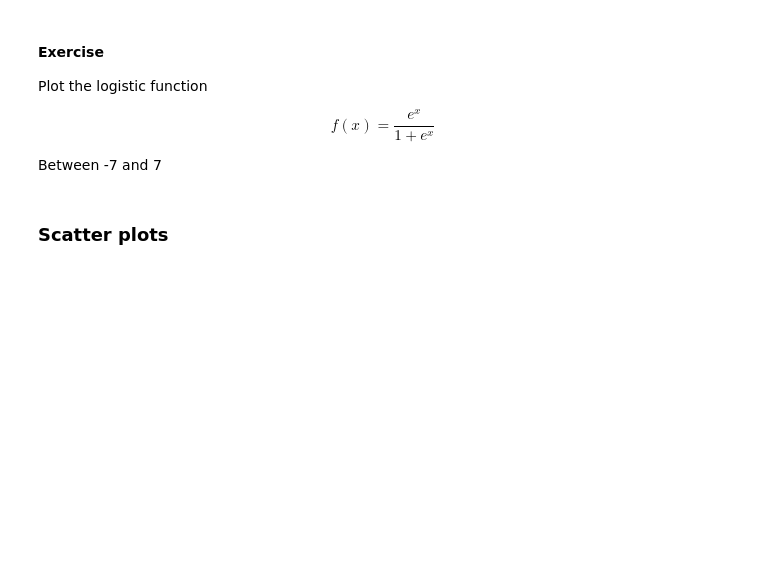
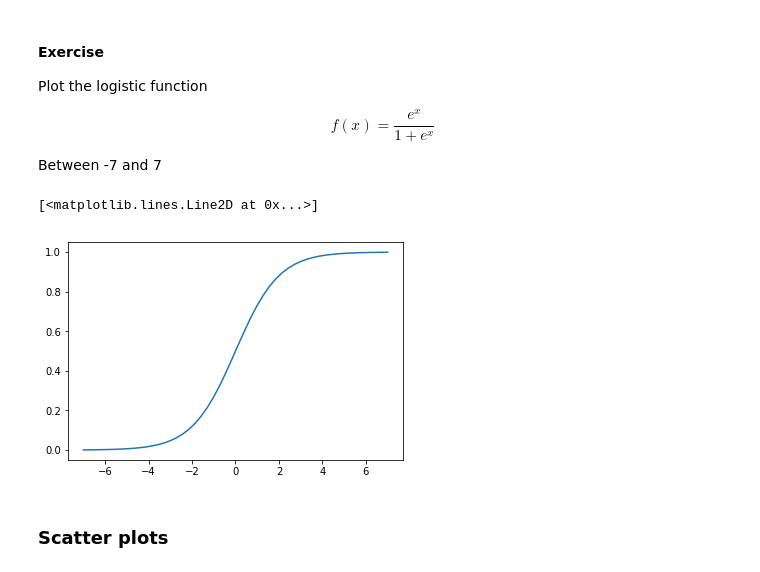
Before and after one commit to toniet/ClasesMaster, a Jupyter notebook: Python/06-visualization-I.empty.ipynb, the cells around one changed output. Saved outputs shown, nothing was run; the diff lists cells and outputs as text; code cells hidden in the pictures; blank space fills up the shorter version.

```diff
--- a/Python/06-visualization-I.empty.ipynb
+++ b/Python/06-visualization-I.empty.ipynb
@@ -31,5 +45,13 @@ Plot the logistic function
 $$f(x) = \frac{e^x}{1 + e^x}$$
 
 Between -7 and 7
+# %%
+xs = np.linspace(-7, 7)
+ys = np.exp(xs)/(1 + np.exp(xs))
+
+plt.plot(xs, ys)
+# %% [output]
+[<matplotlib.lines.Line2D at 0x...>]
+[figure, added]
 # %% [markdown]
 ### Scatter plots
```
Also changed, not shown: parts of 77 cells of this notebook.
